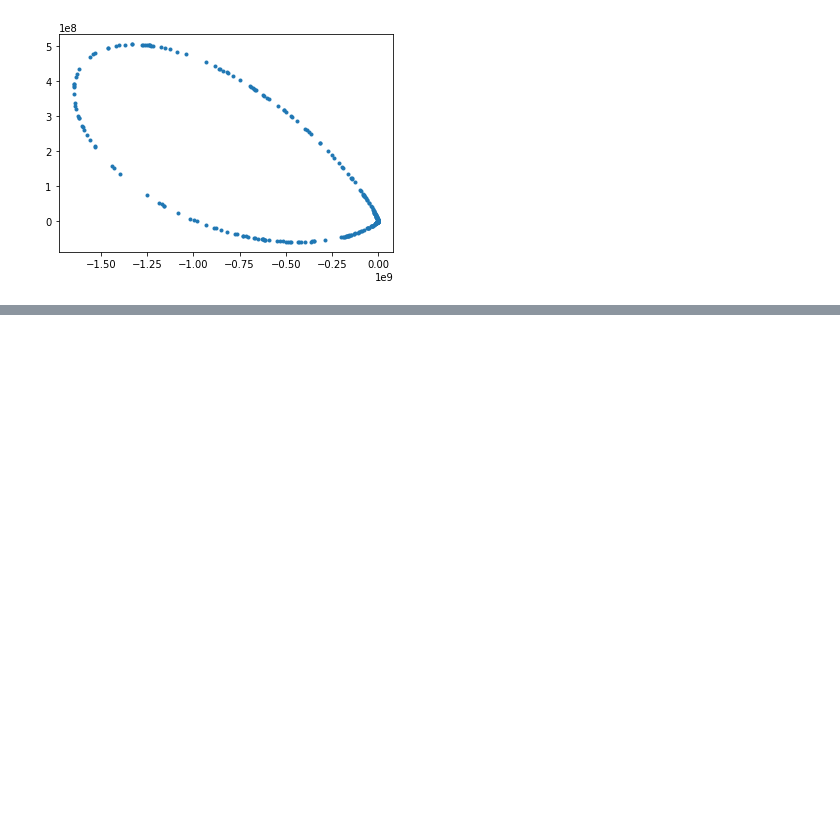
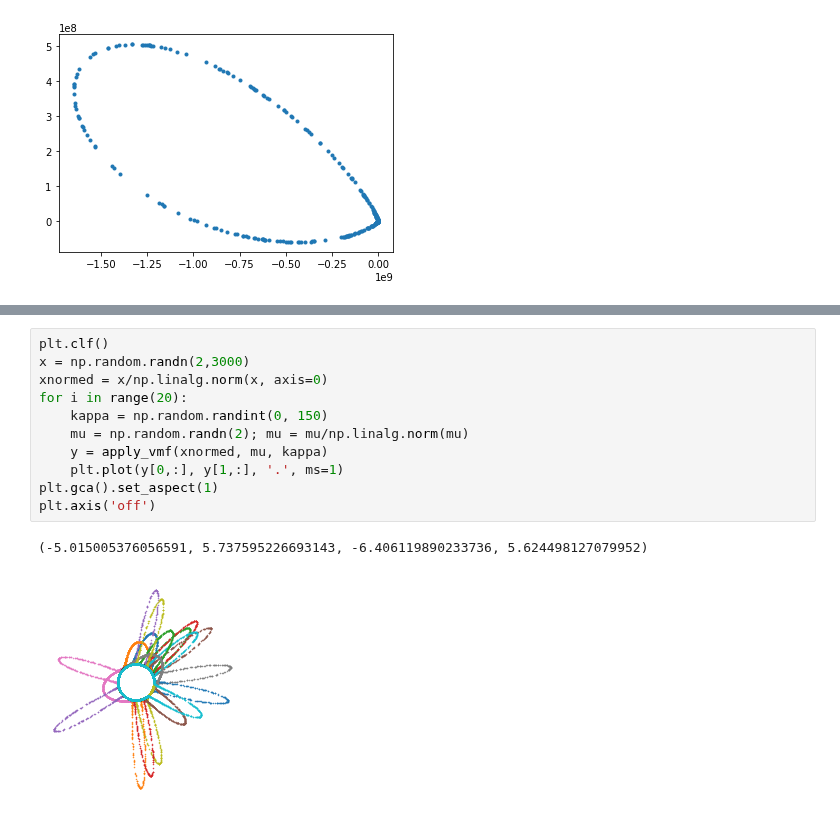
Before and after one commit to WilliamAshbee/splineexample, a Jupyter notebook: Sergey_bootcamp_randomsynthetic_circle.ipynb, the cells around one changed output, grey strips where cells are left out. Drawn from its saved outputs; the diff is of its cells as text; blank space fills up the shorter version.

```diff
--- a/Sergey_bootcamp_randomsynthetic_circle.ipynb
+++ b/Sergey_bootcamp_randomsynthetic_circle.ipynb
@@ -45,0 +90,14 @@ plt.plot(y[0,:], y[1,:], '.')
+# %%
+plt.clf()
+x = np.random.randn(2,3000)
+xnormed = x/np.linalg.norm(x, axis=0)
+for i in range(20):
+    kappa = np.random.randint(0, 150)
+    mu = np.random.randn(2); mu = mu/np.linalg.norm(mu)
+    y = apply_vmf(xnormed, mu, kappa)
+    plt.plot(y[0,:], y[1,:], '.', ms=1)
+plt.gca().set_aspect(1)
+plt.axis('off')
+# %% [output]
+(-5.015005376056591, 5.737595226693143, -6.406119890233736, 5.624498127079952)
+[figure, added]
```
Also changed, not shown: parts of 3 cells of this notebook.
